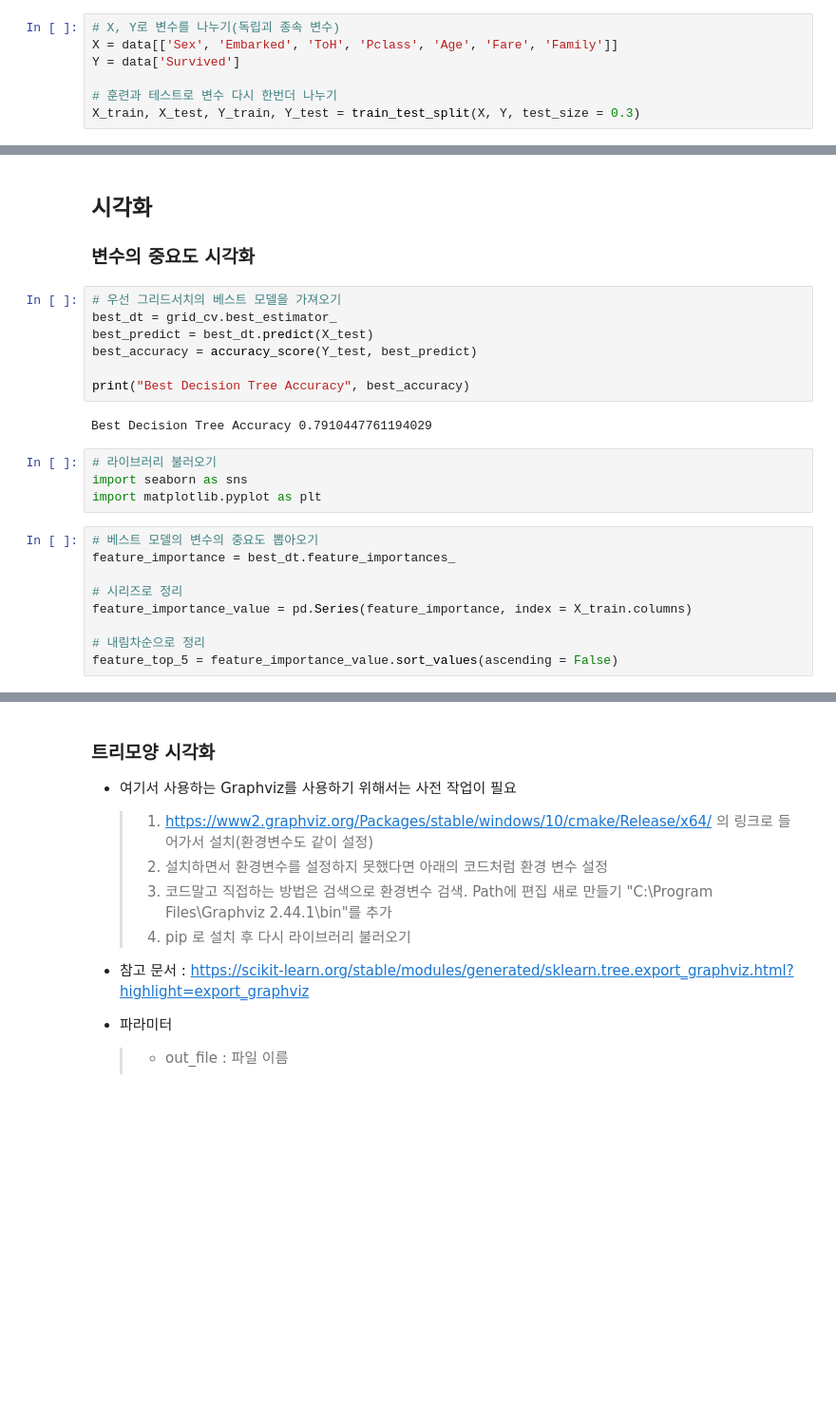
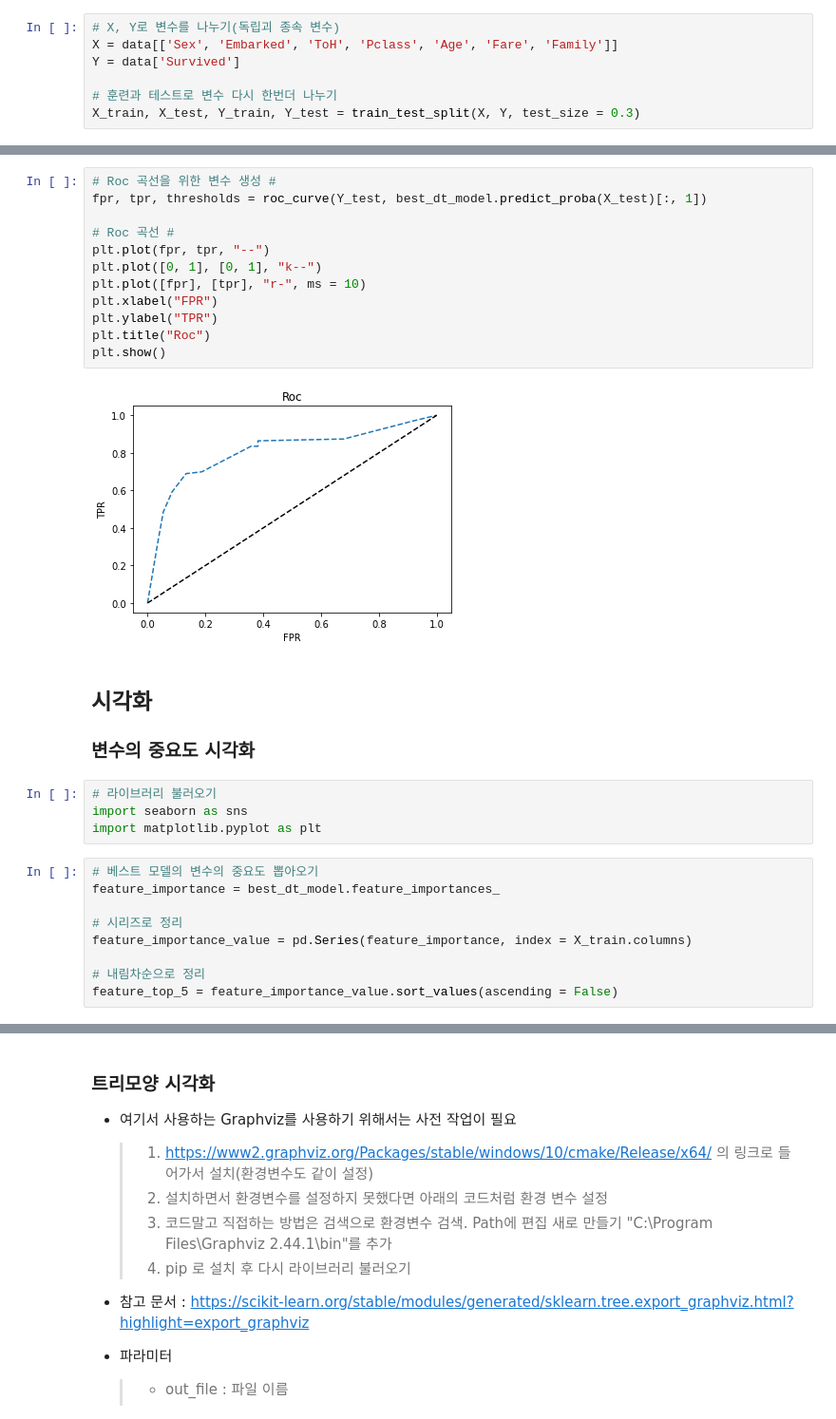
Before and after one commit to ksclown/How-to-use-GUI-in-Colab, a Jupyter notebook: [ML] Decision Tree.ipynb, the cells around one changed output, grey strips where cells are left out. Shown at 95% size. Cells and saved outputs as stored; diff of their text form; blank space fills up the shorter version.

```diff
--- a/[ML] Decision Tree.ipynb
+++ b/[ML] Decision Tree.ipynb
@@ -196,23 +330,28 @@ grid_result_df[["param_max_depth", "param_min_samples_split", "mean_fit_time", "
+# %%
+# Roc 곡선을 위한 변수 생성 #
+fpr, tpr, thresholds = roc_curve(Y_test, best_dt_model.predict_proba(X_test)[:, 1])
+
+# Roc 곡선 #
+plt.plot(fpr, tpr, "--")
+plt.plot([0, 1], [0, 1], "k--")
+plt.plot([fpr], [tpr], "r-", ms = 10)
+plt.xlabel("FPR")
+plt.ylabel("TPR")
+plt.title("Roc")
+plt.show()
+# %% [output]
+[figure, added]
 # %% [markdown]
 ## 시각화
 
 ### 변수의 중요도 시각화
-# %%
-# 우선 그리드서치의 베스트 모델을 가져오기
-best_dt = grid_cv.best_estimator_
-best_predict = best_dt.predict(X_test)
-best_accuracy = accuracy_score(Y_test, best_predict)
-
-print("Best Decision Tree Accuracy", best_accuracy)
-# %% [output]
-Best Decision Tree Accuracy 0.7910447761194029
 # %%
 # 라이브러리 불러오기
 import seaborn as sns
 import matplotlib.pyplot as plt
 # %%
 # 베스트 모델의 변수의 중요도 뽑아오기
-feature_importance = best_dt.feature_importances_
+feature_importance = best_dt_model.feature_importances_
 
 # 시리즈로 정리
 feature_importance_value = pd.Series(feature_importance, index = X_train.columns)
```
Also changed, not shown: parts of 31 cells of this notebook.
